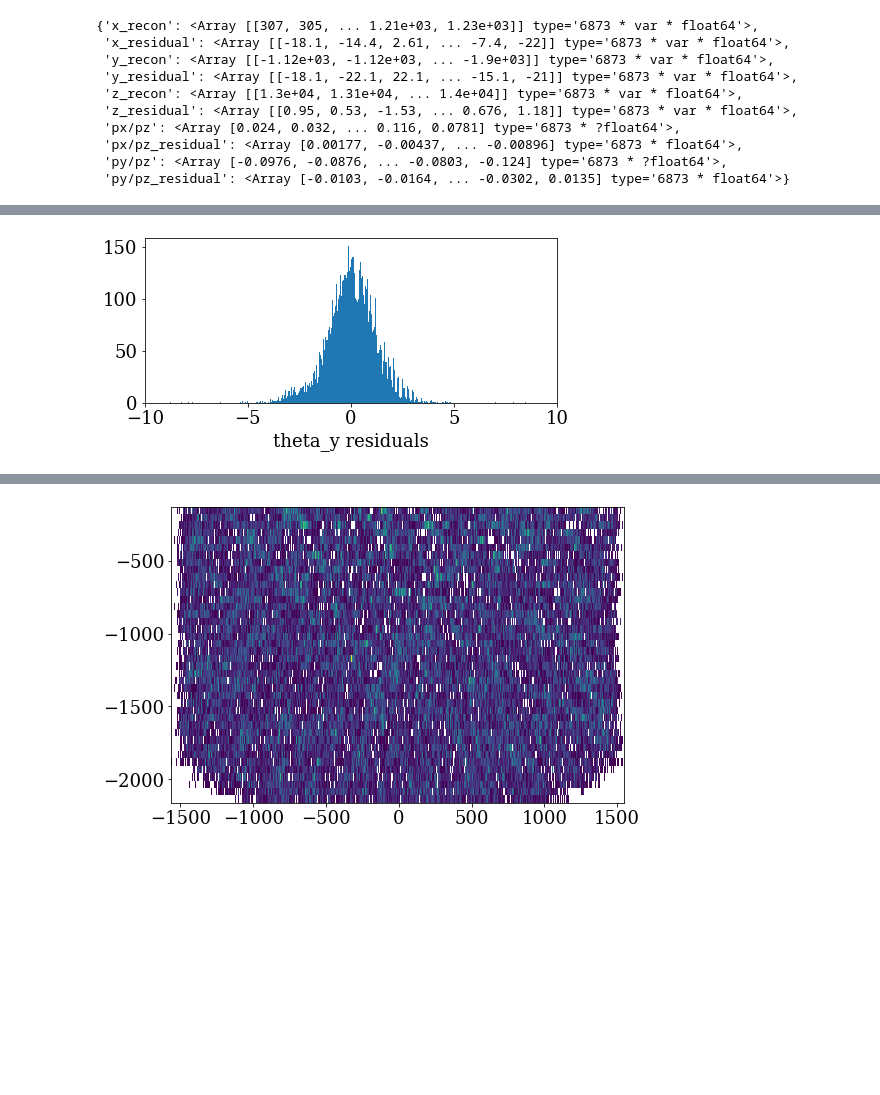
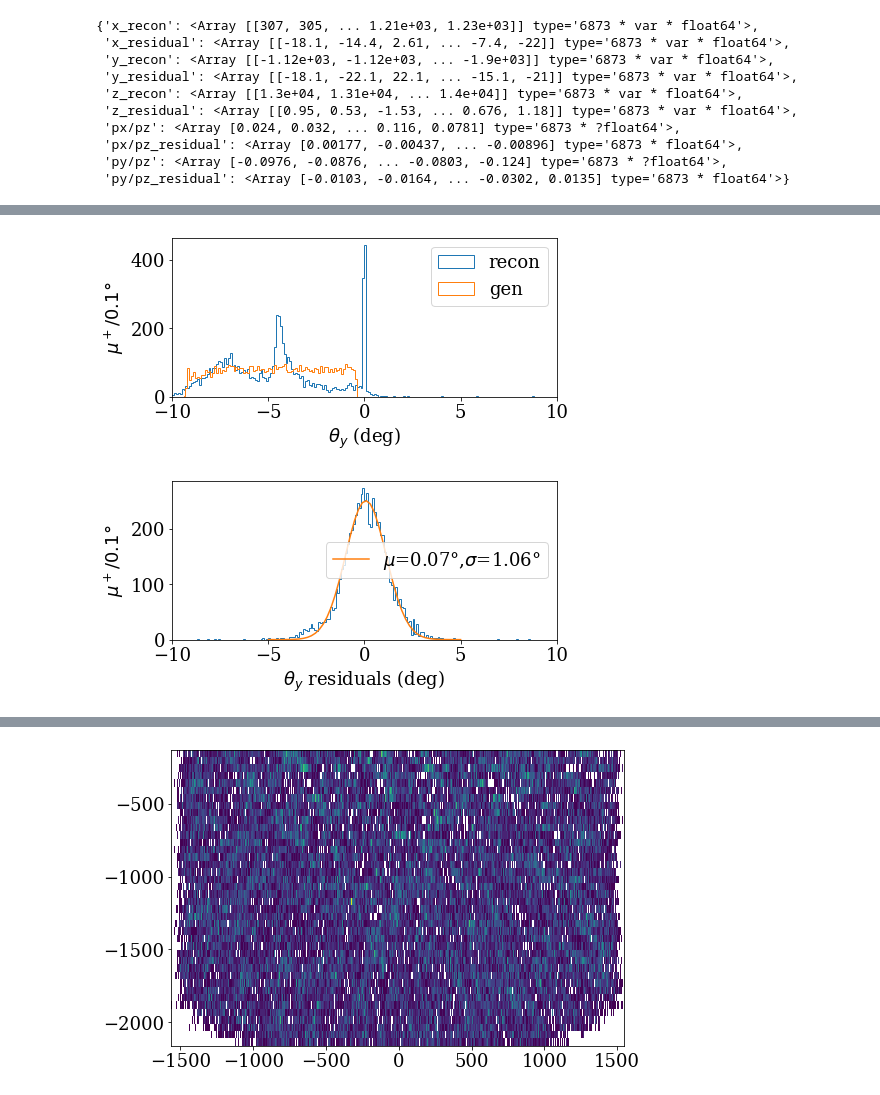
Before and after one commit to peckalec/SiPM-Studies, a Jupyter notebook: fcal_muon_GEMC.ipynb, the cells around one changed output, grey strips where cells are left out. Drawn from its saved outputs; the diff is of its cells as text; code cells hidden in the pictures; blank space fills up the shorter version.

```diff
--- a/fcal_muon_GEMC.ipynb
+++ b/fcal_muon_GEMC.ipynb
@@ -847,34 +762,25 @@ for i in range(len(nEnergies)):
         yi = avg_y_perlayer[i]
         zi = avg_z_perlayer[i]
         Ai = tot_ADC_perlayer[i]
+        #filter out nan's
         x = xi[xi==xi]
         y = yi[xi==xi]
         z = zi[xi==xi]
         A = Ai[xi==xi]
 
+        #weighted linear regression
         z_bar = ak.mean(z,weight=A,axis=1)
         y_bar = ak.mean(y,weight=A,axis=1)
         x_bar = ak.mean(x,weight=A,axis=1)
 
         m_zx = ak.sum(A*(z-z_bar)*(x-x_bar),axis=1)/ak.sum(A*(z-z_bar)**2,axis=1)
-        b_zx = x_bar-m_long*z_bar
+        b_zx = x_bar-m_zx*z_bar
 
-        results[i][2]["px/pz"] = m_zx
-        results[i][2]["px/pz_residual"] = ak.flatten(m_zx - gpx[i][hitscut[i]]/gpz[i][hitscut[i]])
+        results[i]["px/pz"] = m_zx
+        results[i]["px/pz_residual"] = ak.flatten(m_zx - gpx[i][hitscut[i]]/gpz[i][hitscut[i]])
 
         m_zy = ak.sum(A*(z-z_bar)*(y-y_bar),axis=1)/ak.sum(A*(z-z_bar)**2,axis=1)
-        b_zy = y_bar-m_long*z_bar
+        b_zy = y_bar-m_zy*z_bar
 
-        results[i][2]["py/pz"] = m_zy
-        results[i][2]["py/pz_residual"] = ak.flatten(m_zy - gpy[i][hitscut[i]]/gpz[i][hitscut[i]])
-
-        #m_long= (ak.sum(A)*np.sum(z*x*A)-np.sum(z)*np.sum(x*A))/(ak.count(z)*np.sum(z*z)-np.sum(z)**2)
-        #b_long = np.sum(x*A-m_long*z)/ak.sum(A)
-        #m_long= (ak.count(z)*np.sum(z*x)-np.sum(z)*np.sum(x))/(ak.count(z)*np.sum(z*z)-np.sum(z)**2)
-        #b_long = np.sum(x-m*z)/ak.count(z)
-m_zy
-
-
-#plt.plot(avg_x_perlayer[0][0,:],
-#layer = 1
-#avg_x_perlayer[0][0]
+        results[i]["py/pz"] = m_zy
+        results[i]["py/pz_residual"] = ak.flatten(m_zy - gpy[i][hitscut[i]]/gpz[i][hitscut[i]])
@@ -913,8 +823,23 @@ np.pi/5
 # %%
-plt.hist(np.arctan(results[i][2]["py/pz_residual"])*180/np.pi,500)
-plt.xlabel("theta_y residuals")
+plt.hist(np.arctan(results[i]["py/pz"])*180/np.pi,300,range=[-15,15],histtype="step",label="recon")
+plt.hist(np.arctan(gpy[i][hitscut[i]]/gpz[i][hitscut[i]])*180/np.pi,300,range=[-15,15],histtype="step",label="gen")
+plt.xlabel("$\\theta_y$ (deg)")
+plt.ylabel("$\\mu^+ / 0.1°$")
+plt.xlim(-10,10)
+plt.legend()
+plt.show()
+
+
+count,bins,bars = plt.hist(np.arctan(results[i]["py/pz"])*180/np.pi-np.arctan(gpy[i][hitscut[i]]/gpz[i][hitscut[i]])*180/np.pi,300,range=[-15,15],histtype="step")
+bincenters = 0.5*(bins[1:]+bins[:-1])
+coeff,covar = curve_fit(gaus, bincenters, count)#, sigma=np.sqrt(counts[countlist])
+plt.plot(np.linspace(-5,5,50),gaus(np.linspace(-5,5,50),*coeff),label=f"$\\mu$={coeff[1]:.2f}°,$\\sigma$={coeff[2]:.2f}°")
+plt.xlabel("$\\theta_y$ residuals (deg)")
+plt.ylabel("$\\mu^+ / 0.1°$")
+plt.legend()
 plt.xlim(-10,10)
 plt.show()
 # %% [output]
-[figure, old version]
+[figure, new version]
+[figure, added]
 # %%
```
Also changed, not shown: parts of 31 cells of this notebook, 2 other files.
